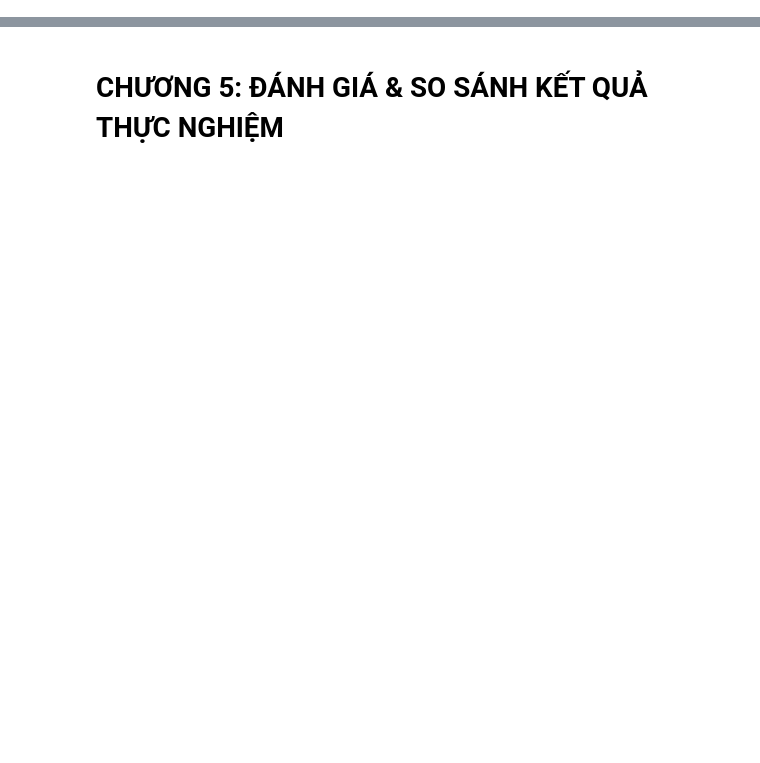
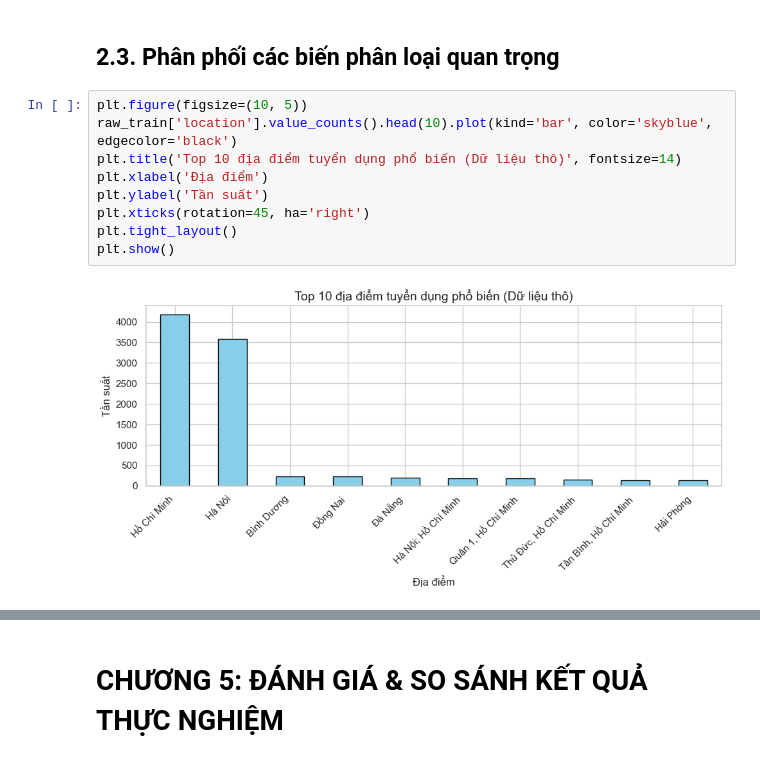
Before and after one commit to vcongggggg/KHDL, a Jupyter notebook: TieuLuan/15 - Du doan muc luong ky vong/TieuLuan_Nhom15.ipynb, the cells around one changed output, grey strips where cells are left out. Cells and saved outputs as stored; diff of their text form; blank space fills up the shorter version.

```diff
--- a/TieuLuan/15 - Du doan muc luong ky vong/TieuLuan_Nhom15.ipynb
+++ b/TieuLuan/15 - Du doan muc luong ky vong/TieuLuan_Nhom15.ipynb
@@ -407,0 +131,13 @@ for model_name, model in models.items():
+# %% [markdown]
+## 2.3. Phân phối các biến phân loại quan trọng
+# %%
+plt.figure(figsize=(10, 5))
+raw_train['location'].value_counts().head(10).plot(kind='bar', color='skyblue', edgecolor='black')
+plt.title('Top 10 địa điểm tuyển dụng phổ biến (Dữ liệu thô)', fontsize=14)
+plt.xlabel('Địa điểm')
+plt.ylabel('Tần suất')
+plt.xticks(rotation=45, ha='right')
+plt.tight_layout()
+plt.show()
+# %% [output]
+[figure, added]
```
Also changed, not shown: parts of 84 cells of this notebook, 1 other file.
